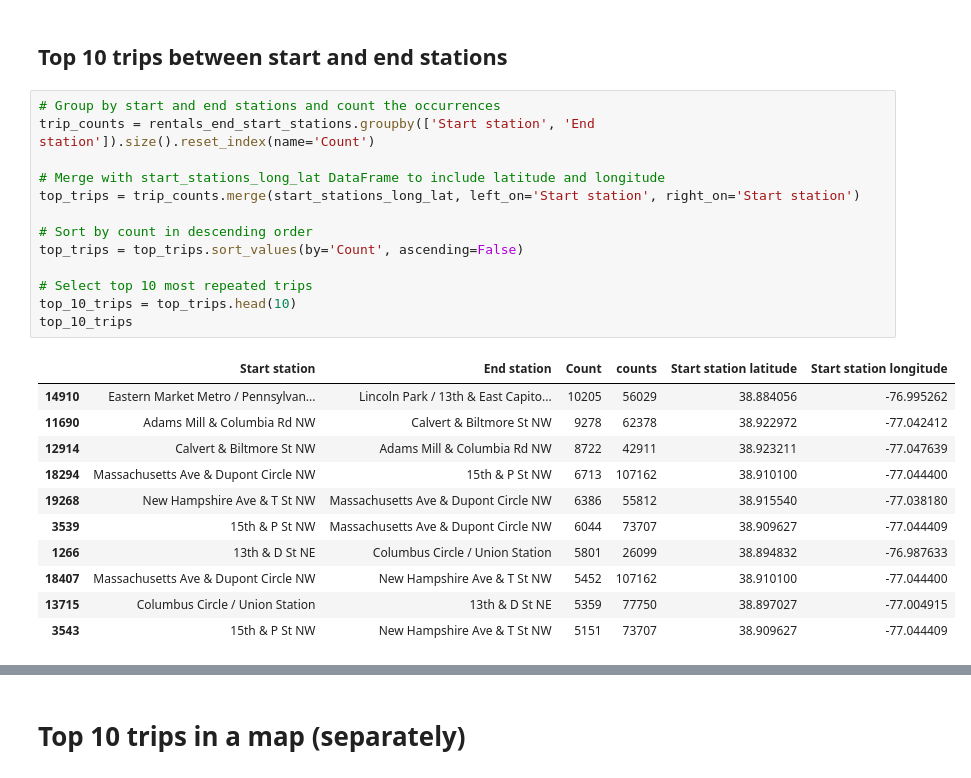
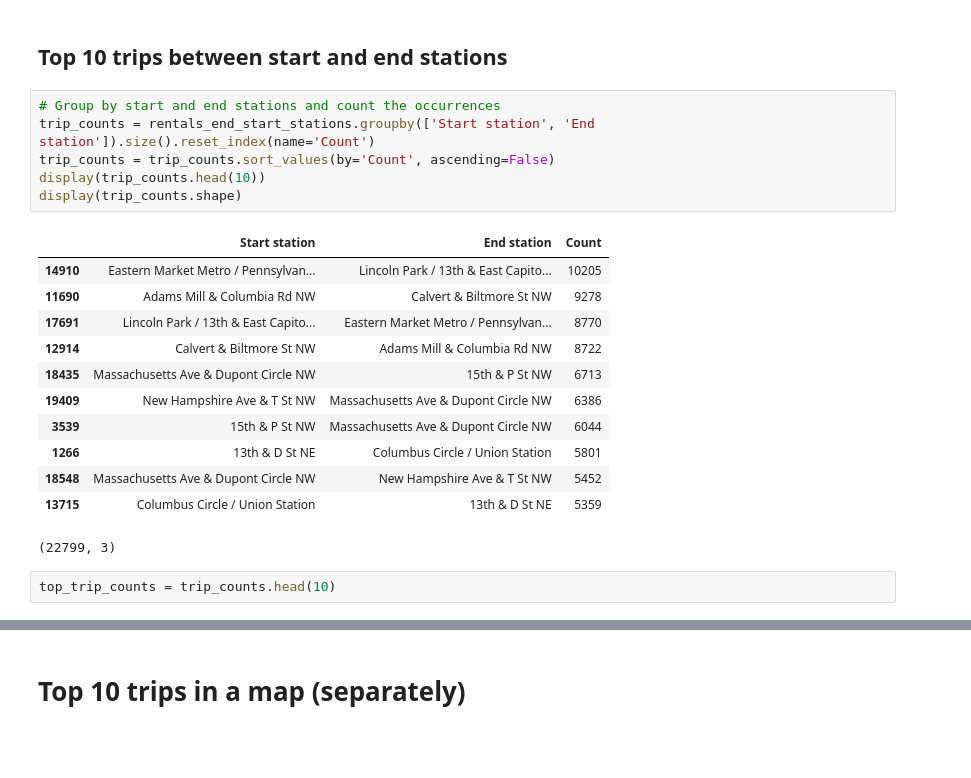
Before and after one commit to MaxLopezSalgado/capital_bike_sharing, a Jupyter notebook: eda/eda.ipynb, the cells around one changed output, grey strips where cells are left out. Cells and saved outputs as stored; diff of their text form; blank space fills up the shorter version.

Commit message:
imported top_10_trips df and started a function to plot this trips separately

```diff
--- a/eda/eda.ipynb
+++ b/eda/eda.ipynb
@@ -685,25 +688,21 @@ display(rentals_end_start_stations.head())
 # %%
 # Group by start and end stations and count the occurrences
 trip_counts = rentals_end_start_stations.groupby(['Start station', 'End station']).size().reset_index(name='Count')
-
-# Merge with start_stations_long_lat DataFrame to include latitude and longitude
-top_trips = trip_counts.merge(start_stations_long_lat, left_on='Start station', right_on='Start station')
-
-# Sort by count in descending order
-top_trips = top_trips.sort_values(by='Count', ascending=False)
-
-# Select top 10 most repeated trips
-top_10_trips = top_trips.head(10)
-top_10_trips
+trip_counts = trip_counts.sort_values(by='Count', ascending=False)
+display(trip_counts.head(10))
+display(trip_counts.shape)
 # %% [output]
-|  | Start station | End station | Count | counts | Start station latitude | Start station longitude |
-| 14910 | Eastern Market Metro / Pennsylvan... | Lincoln Park / 13th & East Capito... | 10205 | 56029 | 38.884056 | -76.995262 |
-| 11690 | Adams Mill & Columbia Rd NW | Calvert & Biltmore St NW | 9278 | 62378 | 38.922972 | -77.042412 |
-| 12914 | Calvert & Biltmore St NW | Adams Mill & Columbia Rd NW | 8722 | 42911 | 38.923211 | -77.047639 |
-| 18294 | Massachusetts Ave & Dupont Circle NW | 15th & P St NW | 6713 | 107162 | 38.910100 | -77.044400 |
-| 19268 | New Hampshire Ave & T St NW | Massachusetts Ave & Dupont Circle NW | 6386 | 55812 | 38.915540 | -77.038180 |
-| 3539 | 15th & P St NW | Massachusetts Ave & Dupont Circle NW | 6044 | 73707 | 38.909627 | -77.044409 |
-| 1266 | 13th & D St NE | Columbus Circle / Union Station | 5801 | 26099 | 38.894832 | -76.987633 |
-| 18407 | Massachusetts Ave & Dupont Circle NW | New Hampshire Ave & T St NW | 5452 | 107162 | 38.910100 | -77.044400 |
-| 13715 | Columbus Circle / Union Station | 13th & D St NE | 5359 | 77750 | 38.897027 | -77.004915 |
-| 3543 | 15th & P St NW | New Hampshire Ave & T St NW | 5151 | 73707 | 38.909627 | -77.044409 |
+|  | Start station | End station | Count |
+| 14910 | Eastern Market Metro / Pennsylvan... | Lincoln Park / 13th & East Capito... | 10205 |
+| 11690 | Adams Mill & Columbia Rd NW | Calvert & Biltmore St NW | 9278 |
+| 17691 | Lincoln Park / 13th & East Capito... | Eastern Market Metro / Pennsylvan... | 8770 |
+| 12914 | Calvert & Biltmore St NW | Adams Mill & Columbia Rd NW | 8722 |
+| 18435 | Massachusetts Ave & Dupont Circle NW | 15th & P St NW | 6713 |
+| 19409 | New Hampshire Ave & T St NW | Massachusetts Ave & Dupont Circle NW | 6386 |
+| 3539 | 15th & P St NW | Massachusetts Ave & Dupont Circle NW | 6044 |
+| 1266 | 13th & D St NE | Columbus Circle / Union Station | 5801 |
+| 18548 | Massachusetts Ave & Dupont Circle NW | New Hampshire Ave & T St NW | 5452 |
+| 13715 | Columbus Circle / Union Station | 13th & D St NE | 5359 |
+(22799, 3)
+# %%
+top_trip_counts = trip_counts.head(10)
```
Also changed, not shown: parts of 5 cells of this notebook, 10 other files.
